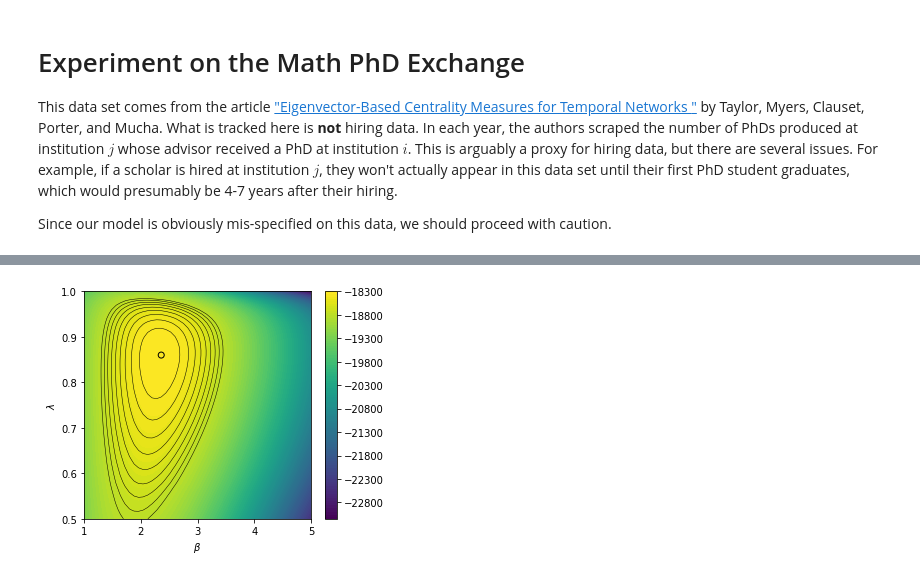
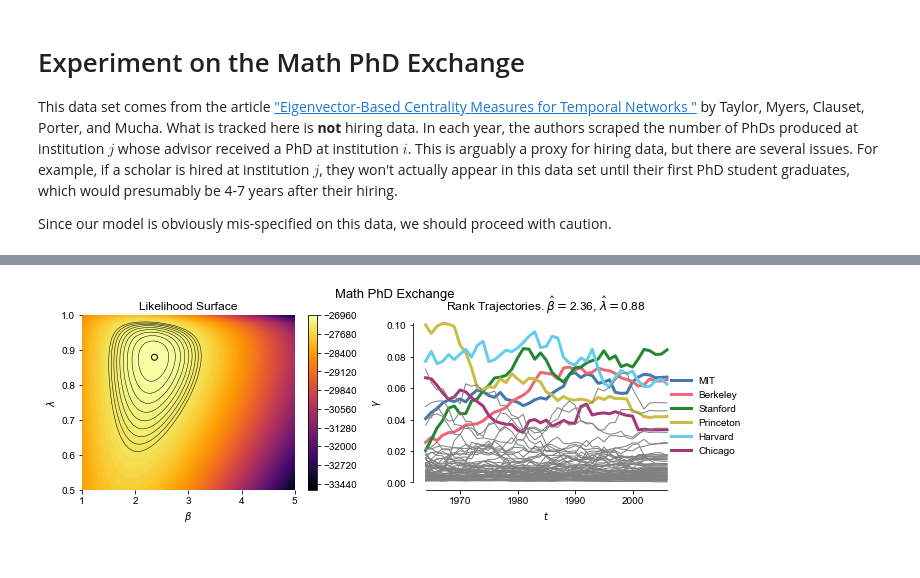
Before and after one commit to PhilChodrow/prestige_reinforcement, a Jupyter notebook: math_phd_exchange.ipynb, the cells around one changed output, grey strips where cells are left out. Saved outputs shown, nothing was run; the diff lists cells and outputs as text; code cells hidden in the pictures.

```diff
--- a/math_phd_exchange.ipynb
+++ b/math_phd_exchange.ipynb
@@ -31,3 +35,6 @@ lookup = {top_deps[i] : i + 1000 for i in range(len(top_deps))}
 df = df.replace({'endorsed' : lookup, 'endorser' : lookup})
 df.endorsed = df.endorsed - 1000
 df.endorser = df.endorser - 1000
+
+# associated names with indices in df
+lookup = {lookup[key] - 1000 : snames[key-1] for key in lookup}
@@ -55,6 +56,6 @@ array([698., 618., 564., 517., 479., 245., 281., 259., 239., 215., 186.,
 # %%
 # Let's start t_start years in
-t_start = 20
+t_start = 18
 
 A0 = T[t_start,:,:]
 A0 = A0 / A0.sum() # normalized
@@ -124,11 +134,0 @@ lookup
-# %%
-lam_grid = 51 # resolution in $\lambda$
-b_grid = 51   # resolution in $\beta$
-
-LAMBDA = np.linspace(.5, 1, lam_grid) # lambda values at which to evaluate
-BETA = np.linspace(1, 5, b_grid)            # beta values at which to evaluate
-
-# compute the likelihood at each combination of lambda and beta.
-# might take a little while depending on lam_grid, beta_grid, n, and n_rounds
-
-M = estimation.likelihood_surface(T_, LAMBDA, BETA, A0)
@@ -135,30 +162,78 @@ M = estimation.likelihood_surface(T_, LAMBDA, BETA, A0)
 # %%
-fig = plt.figure(figsize = (5,4))
-ax = fig.add_subplot(111)
+import matplotlib
+matplotlib.rcParams['font.sans-serif'] = "Arial Unicode MS"
 
+
+fig = plt.figure(figsize = (10, 3.5))
+
+ax1 = fig.add_subplot(121)
 xg, yg = np.meshgrid(BETA, LAMBDA)
 
-im = ax.contourf(xg, yg, M, levels = 100)
-ax.contour(xg, yg, M,
+im = ax1.contourf(xg, yg, M, levels = 100, cmap = 'inferno')
+ax1.contour(xg, yg, M,
            levels = np.linspace(M.max()-500,
                                 M.max(), 10),
            linewidths = .5,
            colors = 'black',
            linestyles = 'solid')
 
 plt.colorbar(im)
 
 #     ax.scatter(beta, lam, color = 'black')
 
-ax.set(xlabel = r'$\beta$',
-       ylabel = r'$\lambda$')
+ax1.set(xlabel = r'$\beta$',
+       ylabel = r'$\lambda$',
+       title = 'Likelihood Surface')
 
 ix = np.where(M == M.max())
 beta_hat = BETA[ix[1]][0]
 lambda_hat = LAMBDA[ix[0]][0]
 
-ax.scatter(beta_hat, lambda_hat, color = 'black', facecolor = 'None')
+ax1.scatter(beta_hat, lambda_hat, color = 'black', facecolor = 'None')
+
+for pos in ['top', 'right', 'left', 'bottom']:
+    ax1.spines[pos].set_visible(False)
+
+ax2 = fig.add_subplot(122)
+
+shortener = {
+    'Massachusetts Institute of Technology ' : 'MIT',
+    'University of California, Berkeley ' : 'Berkeley',
+    'Stanford University ' : 'Stanford',
+    'Princeton University ' : 'Princeton',
+    'Harvard University ' : 'Harvard',
+    'Yale University ' : 'Yale',
+    'The University of Chicago ' : 'Chicago'
+}
+
+cset = ['#4477AA', '#EE6677', '#228833', '#CCBB44', '#66CCEE', '#AA3377']
+
+
+
+k = 0
+for l in range(n):
+    if l in top_trajectories:
+        ax2.plot(years, GAMMA[:,l], alpha = 1, linewidth = 3, label = shortener[lookup[l]], color = cset[k])
+        k += 1
+    else:
+        ax2.plot(years, GAMMA[:,l], color = 'grey', alpha = 1, linewidth = 1)
+
+ax2.spines['top'].set_visible(False)
+ax2.spines['right'].set_visible(False)
+ax2.spines['left'].set_bounds(0, GAMMA.max())
+ax2.spines['bottom'].set_bounds(years.min(), years.max())
+
+ax2.set(xlabel = r'$t$',
+       ylabel = r'$\gamma$',
+       title = r'Rank Trajectories. $\hat{\beta} = $' + str(round(beta_hat, 2)) + r', $\hat{\lambda} = $' + str(round(lambda_hat, 2)))
+
+ax2.legend(loc='upper center', bbox_to_anchor=(1.1, 0.7),
+          fancybox=False, shadow=False, ncol=1, frameon = False)
+
+fig.suptitle('Math PhD Exchange', fontsize = 13)
+
+plt.savefig('fig/math_phd_exchange.png', dpi = 300)
 
 plt.tight_layout()
 # %% [output]
-[figure, old version]
+[figure, new version]
```
Also changed, not shown: parts of 18 cells of this notebook.
